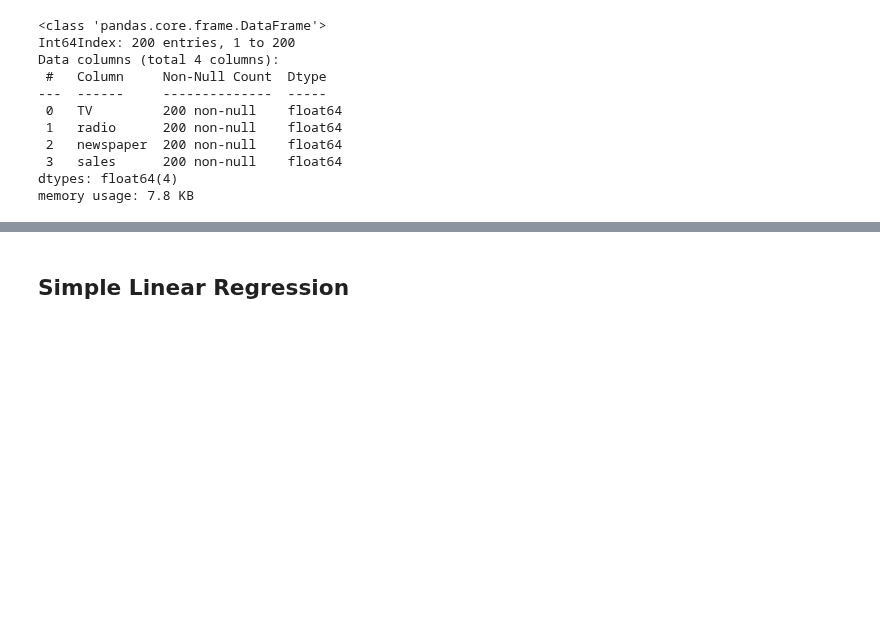
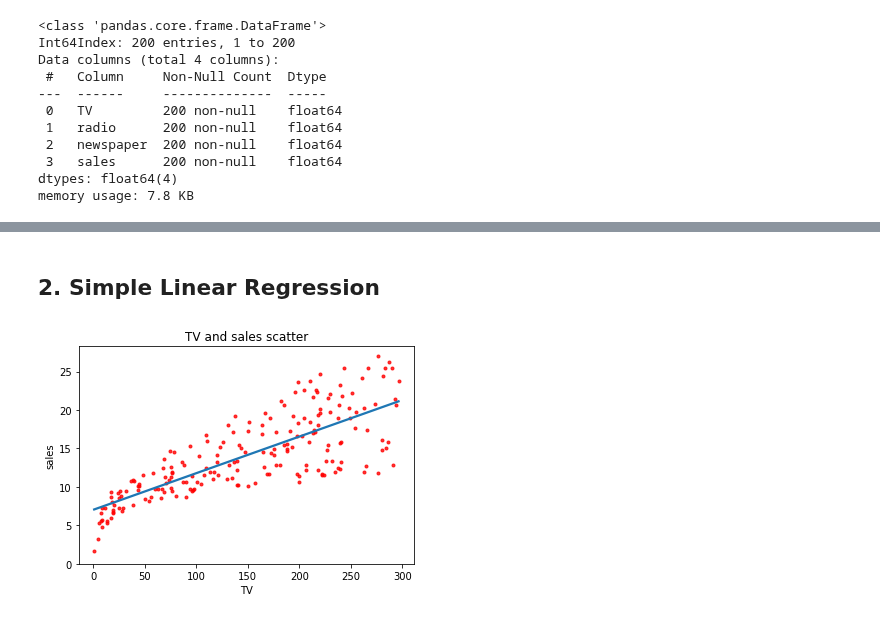
Before and after one commit to iss760/machine-learning, a Jupyter notebook: regression/linear_regression.ipynb, the cells around one changed output, grey strips where cells are left out. Saved outputs shown, nothing was run; the diff lists cells and outputs as text; code cells hidden in the pictures; blank space fills up the shorter version.

```diff
--- a/regression/linear_regression.ipynb
+++ b/regression/linear_regression.ipynb
@@ -43,2 +64,11 @@ sns.pairplot(ad_data)
 # %% [markdown]
-## Simple Linear Regression
+## 2. Simple Linear Regression
+# %%
+# sns 이용한 간단한 회귀 시각화
+sns.regplot(x=ad_data['TV'], y=ad_data['sales'], order=1, ci=None, scatter_kws={'color': 'r', 's': 9})
+plt.title('TV and sales scatter')
+plt.ylim(ymin=0)
+
+plt.show()
+# %% [output]
+[figure, added]
```
Also changed, not shown: parts of 5 cells of this notebook, 1 other file.
